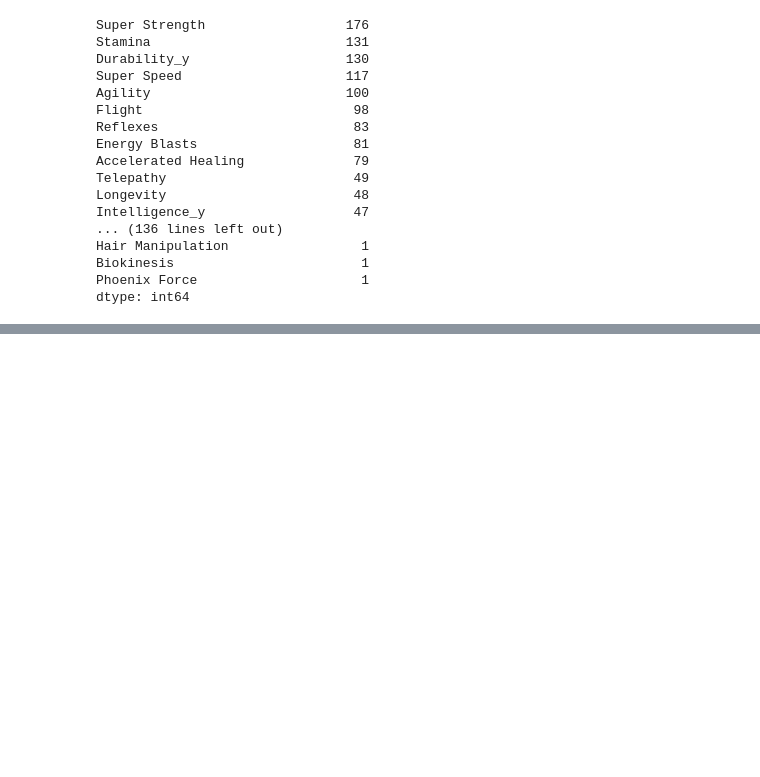
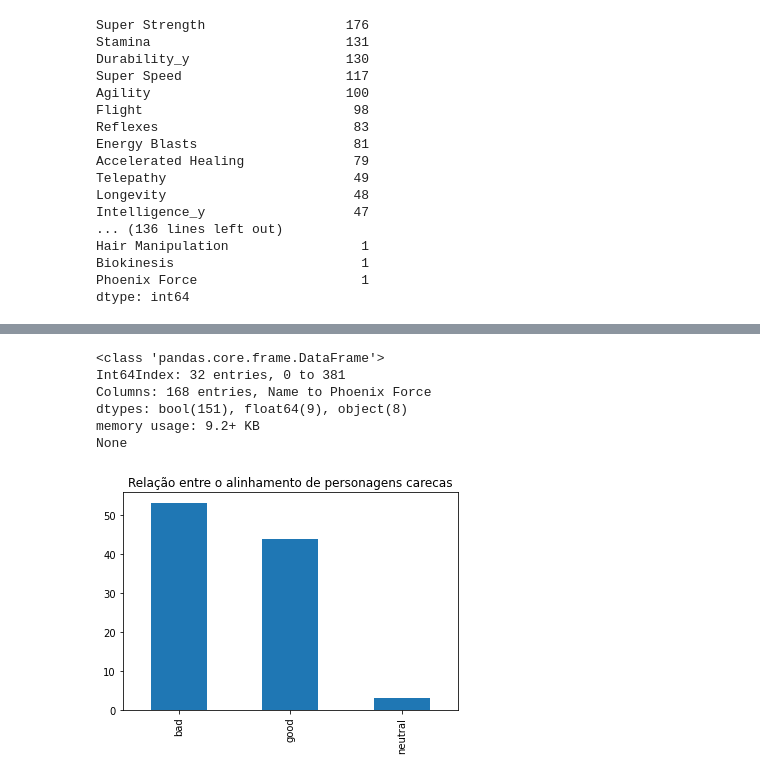
Before and after one commit to liviabelirocha/datascience-ck0223, a Jupyter notebook: trab01/main.ipynb, the cells around one changed output, grey strips where cells are left out. Drawn from its saved outputs; the diff is of its cells as text; code cells hidden in the pictures; blank space fills up the shorter version.

```diff
--- a/trab01/main.ipynb
+++ b/trab01/main.ipynb
@@ -217,0 +186,13 @@ Pode-se ver que aproximadamente 67% dos personagens são homens, 28% são mulher
+# %%
+hair = data.loc[data['HairColor'] == 'No Hair']
+print(hair.info())
+hair_relation = hair['Alignment_x'].value_counts()/hair['Alignment_x'].count() * 100;
+hair_relation.plot.bar(title='Relação entre o alinhamento de personagens carecas');
+# %% [output]
+<class 'pandas.core.frame.DataFrame'>
+Int64Index: 32 entries, 0 to 381
+Columns: 168 entries, Name to Phoenix Force
+dtypes: bool(151), float64(9), object(8)
+memory usage: 9.2+ KB
+None
+[figure, added]
```
Also changed, not shown: parts of 28 cells of this notebook, 1 other file.
